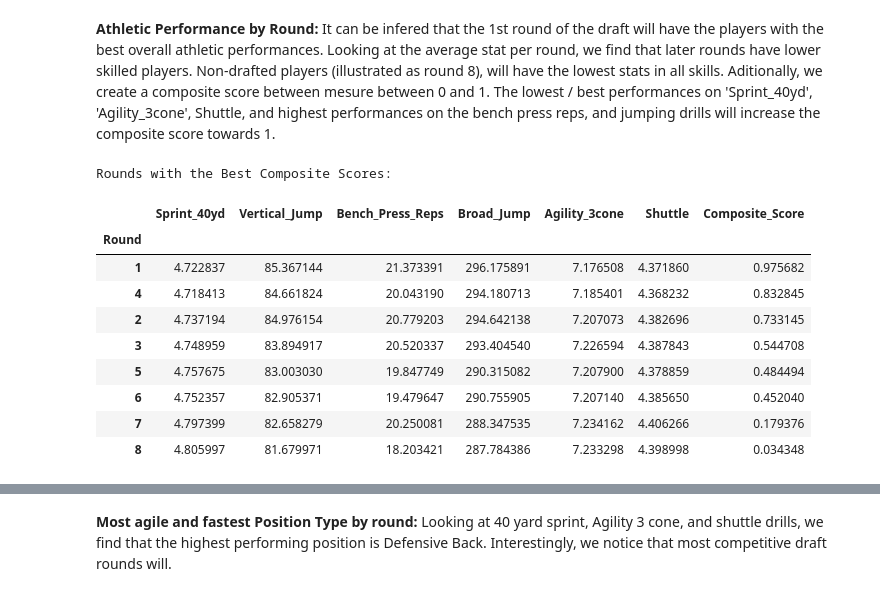
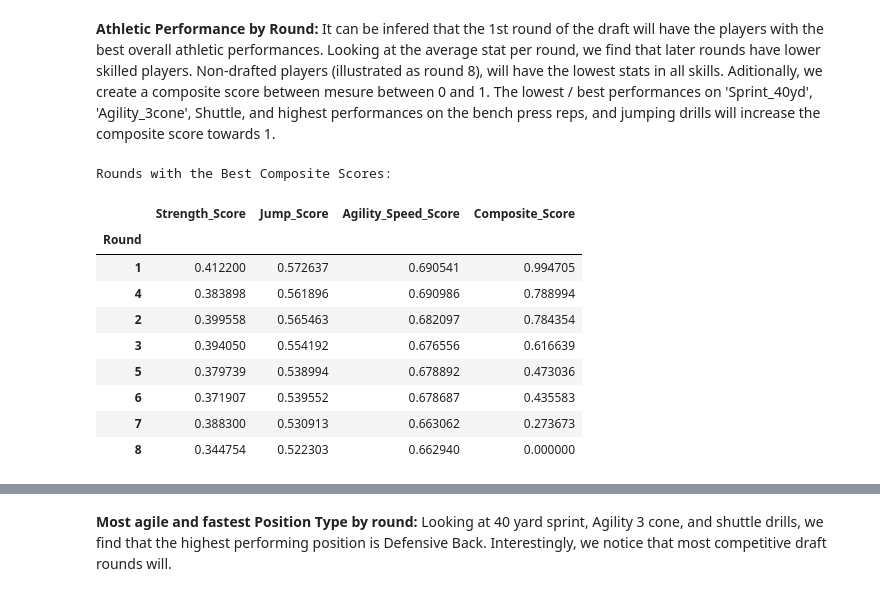
Before and after one commit to Gregcrooks75/NFL_analysis, a Jupyter notebook: NFL Project.ipynb, the cells around one changed output, grey strips where cells are left out. Saved outputs shown, nothing was run; the diff lists cells and outputs as text; code cells hidden in the pictures.

```diff
--- a/NFL Project.ipynb
+++ b/NFL Project.ipynb
@@ -123,7 +125,7 @@ num_cols = df.loc[:, df.columns != 'Year']
 num_cols = num_cols.select_dtypes(include='number').columns
 
 # Set up the figure for subplots
-n_cols = 3 # Number of columns for subplots
+n_cols = 2# Number of columns for subplots
 n_rows = len(num_cols) // n_cols + int(len(num_cols) % n_cols > 0)
 
 plt.figure(figsize=(15, 5 * n_rows))
@@ -252,7 +254,7 @@ other_special           13
 Name: Position_Type, dtype: int64
 # %%
 # Define the mapping dictionary
-position_mapping = {
+position_type_mapping = {
     "backs_receivers": "Backs/Receivers",
     "defensive_back": "Defensive Back",
     "offensive_lineman": "Offensive Lineman",
@@ -263,7 +265,7 @@ position_mapping = {
 }
 
 # Apply the mapping to the Position_Type column
-df["Position_Type"] = df["Position_Type"].replace(position_mapping)
+df["Position_Type"] = df["Position_Type"].replace(position_type_mapping)
 df["Position_Type"].head()
 # %% [output]
 0      Backs/Receivers
@@ -611,0 +718,23 @@ plt.show()
+# %%
+import pandas as pd
+
+# Assuming 'df' is your DataFrame
+
+# Normalize a column to a 0-1 scale
+def normalize_column(df, column_name):
+    return (df[column_name] - df[column_name].min()) / (df[column_name].max() - df[column_name].min())
+
+# Create Strength Score
+df['Strength_Score'] = normalize_column(df, 'Bench_Press_Reps')
+
+# Create Jump Score by averaging the normalized Vertical Jump and Broad Jump
+df['Jump_Score'] = (normalize_column(df, 'Vertical_Jump') + normalize_column(df, 'Broad_Jump')) / 2
+
+# Create Agility & Speed Score by averaging the normalized Agility 3 cone, 40 yard sprint, and Shuttle
+# For sprint times and agility, lower values are better, so we subtract the normalized values from 1
+df['Agility_Speed_Score'] = (1 - normalize_column(df, 'Sprint_40yd') +
+                              1 - normalize_column(df, 'Agility_3cone') +
+                              1 - normalize_column(df, 'Shuttle')) / 3
+
+# Display the first few rows to check the new columns
+df.head()
@@ -619,52 +756,51 @@ import pandas as pd
 # Assuming 'df' is your DataFrame
 
 # List of the columns to analyze
-columns_to_analyze = ['Sprint_40yd', 'Vertical_Jump', 'Bench_Press_Reps', 'Broad_Jump', 'Agility_3cone', 'Shuttle']
+columns_to_analyze = ['Strength_Score', 'Jump_Score', 'Agility_Speed_Score']
 
 # Define which columns to minimize and maximize
-columns_to_minimize = ['Sprint_40yd', 'Agility_3cone', 'Shuttle']
-columns_to_maximize = ['Vertical_Jump', 'Bench_Press_Reps', 'Broad_Jump']
+columns_to_maximize = ['Strength_Score', 'Jump_Score', 'Agility_Speed_Score']
 
 def calculate_composite_score(grouped_df):
     # Normalize the data to bring everything to the same scale (0-1)
-    position_means_min_normalized = (grouped_df[columns_to_minimize] - grouped_df[columns_to_minimize].min()) / (grouped_df[columns_to_minimize].max() - grouped_df[columns_to_minimize].min())
+    #position_means_min_normalized = (grouped_df[columns_to_minimize] - grouped_df[columns_to_minimize].min()) / (grouped_df[columns_to_minimize].max() - grouped_df[columns_to_minimize].min())
     position_means_max_normalized = (grouped_df[columns_to_maximize] - grouped_df[columns_to_maximize].min()) / (grouped_df[columns_to_maximize].max() - grouped_df[columns_to_maximize].min())
 
     # Since we want to minimize the columns in position_means_min, we subtract them from 1 to reverse the scale
-    position_means_min_normalized = 1 - position_means_min_normalized
+    #position_means_min_normalized = 1 - position_means_min_normalized
 
     # Combine the normalized scores into a single DataFrame
-    combined_scores = position_means_min_normalized.join(position_means_max_normalized)
+    combined_scores = position_means_max_normalized
 
     # Calculate a composite score by averaging the normalized values
     combined_scores['Composite_Score'] = combined_scores.mean(axis=1)
 
     return combined_scores['Composite_Score']
 
 # Group by 'Round' and calculate the mean for each of the selected columns
 round_means = df.groupby('Round')[columns_to_analyze].mean()
 
 # Calculate the composite score for each round
 round_means['Composite_Score'] = calculate_composite_score(round_means)
 
 # Sort the rounds by the composite score and get the top 10
 top_10_rounds = round_means.sort_values(by='Composite_Score', ascending=False)
 
 # Display the top 10 rounds and their corresponding stats
 print("Rounds with the Best Composite Scores:")
 top_10_rounds
 # %% [output]
 Rounds with the Best Composite Scores:
-|  | Sprint_40yd | Vertical_Jump | Bench_Press_Reps | Broad_Jump | Agility_3cone | Shuttle | Composite_Score |
-| Round |  |  |  |  |  |  |  |
-| 1 | 4.722837 | 85.367144 | 21.373391 | 296.175891 | 7.176508 | 4.371860 | 0.975682 |
-| 4 | 4.718413 | 84.661824 | 20.043190 | 294.180713 | 7.185401 | 4.368232 | 0.832845 |
-| 2 | 4.737194 | 84.976154 | 20.779203 | 294.642138 | 7.207073 | 4.382696 | 0.733145 |
-| 3 | 4.748959 | 83.894917 | 20.520337 | 293.404540 | 7.226594 | 4.387843 | 0.544708 |
-| 5 | 4.757675 | 83.003030 | 19.847749 | 290.315082 | 7.207900 | 4.378859 | 0.484494 |
-| 6 | 4.752357 | 82.905371 | 19.479647 | 290.755905 | 7.207140 | 4.385650 | 0.452040 |
-| 7 | 4.797399 | 82.658279 | 20.250081 | 288.347535 | 7.234162 | 4.406266 | 0.179376 |
-| 8 | 4.805997 | 81.679971 | 18.203421 | 287.784386 | 7.233298 | 4.398998 | 0.034348 |
+|  | Strength_Score | Jump_Score | Agility_Speed_Score | Composite_Score |
+| Round |  |  |  |  |
+| 1 | 0.412200 | 0.572637 | 0.690541 | 0.994705 |
+| 4 | 0.383898 | 0.561896 | 0.690986 | 0.788994 |
+| 2 | 0.399558 | 0.565463 | 0.682097 | 0.784354 |
+| 3 | 0.394050 | 0.554192 | 0.676556 | 0.616639 |
+| 5 | 0.379739 | 0.538994 | 0.678892 | 0.473036 |
+| 6 | 0.371907 | 0.539552 | 0.678687 | 0.435583 |
+| 7 | 0.388300 | 0.530913 | 0.663062 | 0.273673 |
+| 8 | 0.344754 | 0.522303 | 0.662940 | 0.000000 |
 # %%
 df.columns
 # %% [output]
```
Also changed, not shown: parts of 64 cells of this notebook.
